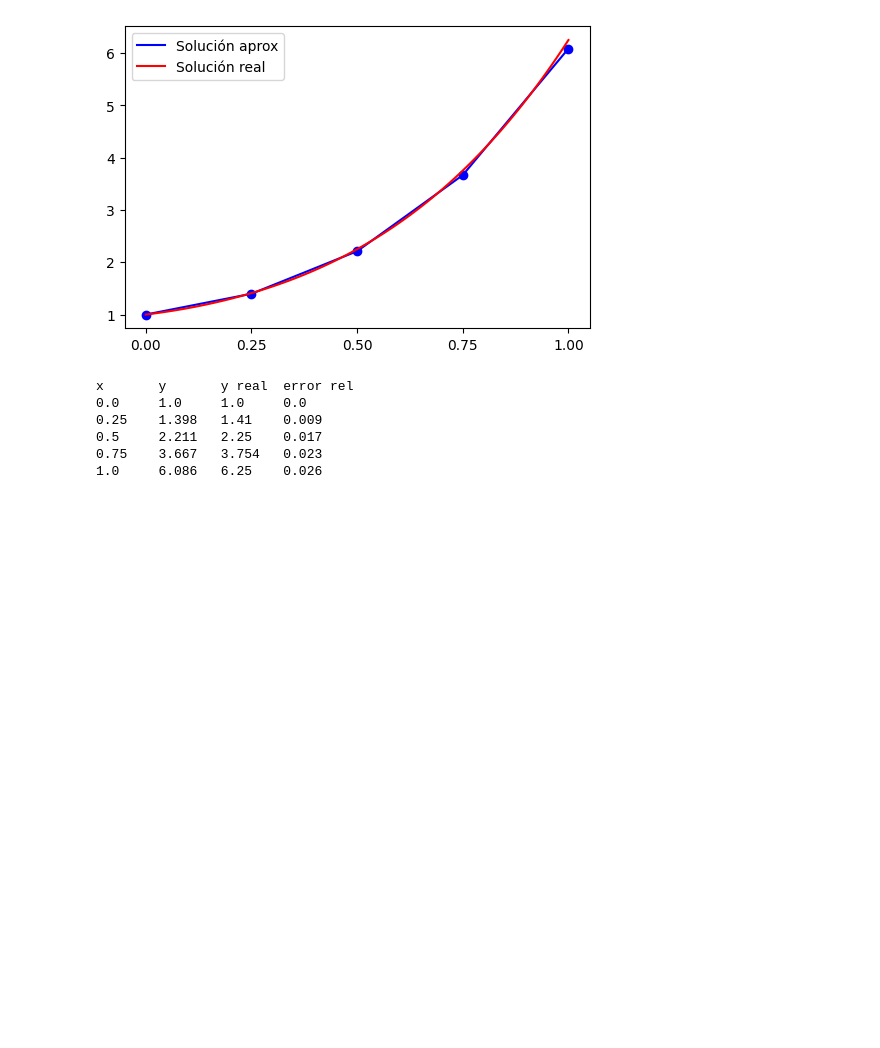
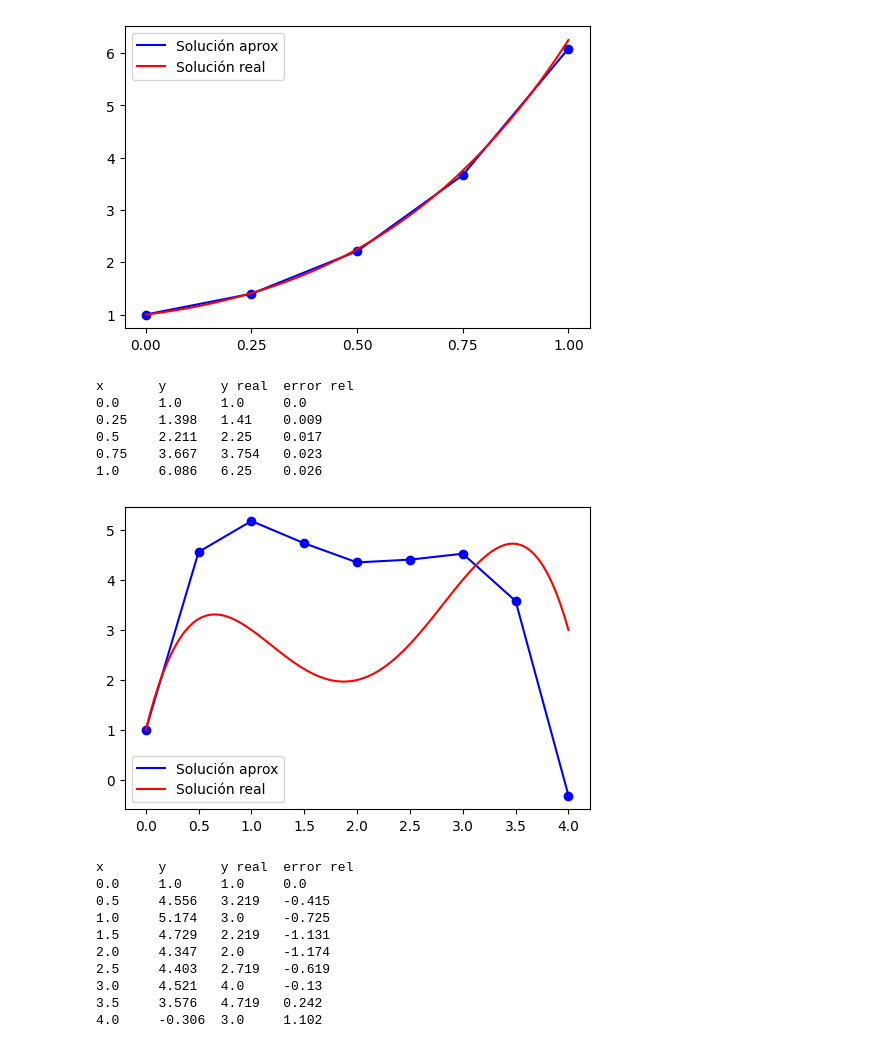
Before and after one commit to gmauricio-toledo/UNISON-teaching, a Jupyter notebook: EDO.ipynb, the cells around one changed output. Saved outputs shown, nothing was run; the diff lists cells and outputs as text; code cells hidden in the pictures; blank space fills up the shorter version.

Commit message:
Runge-Kutta de segundo orden

```diff
--- a/EDO.ipynb
+++ b/EDO.ipynb
@@ -136,11 +138,14 @@ x       y       y real  error rel
 # %%
 from math import sqrt
 
-def f(x,y):
-    return (1+4*x)*sqrt(y)
+# def f(x,y):
+#     return (1+4*x)*sqrt(y)
 
-def sol(x):
-    return 0.25*(x+2*x**2+2)**2
+# def sol(x):
+#     return 0.25*(x+2*x**2+2)**2
+
+f = lambda x,y: -2*x**3 + 12*x**2 - 20*x + 8.5
+sol = lambda x:-0.5*x**4 + 4*x**3 - 10*x**2 + 8.5*x + 1
 # %%
 from edo import EulerEDO, print_table
 
@@ -213,3 +209,28 @@ x       y       y real  error rel
 0.5     2.211   2.25    0.017
 0.75    3.667   3.754   0.023
 1.0     6.086   6.25    0.026
+# %%
+from edo import RungeKutta2
+
+a=0
+b=4
+h=0.5
+x0 = 0
+y0 = 1
+
+solver = RungeKutta2(f=f,sol=sol,a2=0.15)
+solver.fit(a,b,h,x0,y0)
+solver.plot(plot_nodes=True)
+solver.table()
+# %% [output]
+[figure, added]
+x       y       y real  error rel
+0.0     1.0     1.0     0.0
+0.5     4.556   3.219   -0.415
+1.0     5.174   3.0     -0.725
+1.5     4.729   2.219   -1.131
+2.0     4.347   2.0     -1.174
+2.5     4.403   2.719   -0.619
+3.0     4.521   4.0     -0.13
+3.5     3.576   4.719   0.242
+4.0     -0.306  3.0     1.102
```
Also changed, not shown: parts of 4 cells of this notebook, 1 other file.
